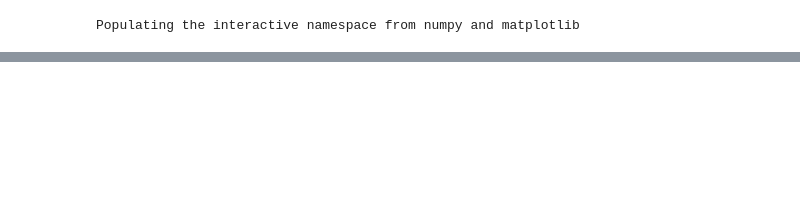
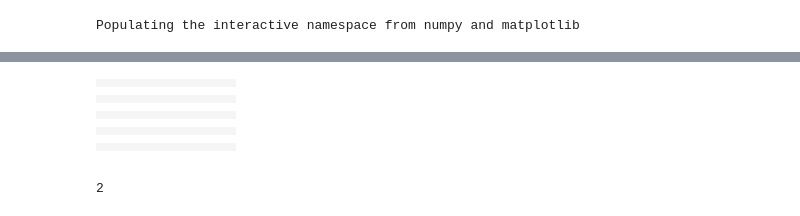
Before and after one commit to cmangkuo/PHYS202-S14, a Jupyter notebook: Schelling.ipynb, the cells around one changed output, grey strips where cells are left out. Drawn from its saved outputs; the diff is of its cells as text; code cells hidden in the pictures; blank space fills up the shorter version.

```diff
--- a/Schelling.ipynb
+++ b/Schelling.ipynb
@@ -18,2 +134,59 @@ a = interact (board, size = (1,50))
+# %%
+def fillColors(numB=numBlue, numR=numRed):
+    for block in grid:
+        if block.red == block.green == 0 and block.blue == 255:
+            numB-=1
+        if block.red == 255 and block.green == block.blue == 0:
+            numR-=1
+    for block in grid:
+        n = randrange(100)
+        if n <= percentred:
+            if block.red == block.green == block.blue == 255:
+                pass
+            elif numR == 0:
+                if numB > 0:
+                    block.red = block.green = 0
+                    block.blue = 255
+                    numB -=1
+                elif numB == 0:
+                    pass
+            elif numR > 0:
+                block.blue = block.green = 0
+                block.red = 255
+                numR-=1
+        elif n > percentred:
+            if block.red == block.green == block.blue == 255:
+                pass
+            elif numB == 0:
+                if numR > 0:
+                    block.blue = block.green = 0
+                    block.red = 255
+                    numR -= 1
+                elif numR == 0:
+                    pass
+            elif numB > 0:
+                block.red = block.green = 0
+                block.blue = 255
+                numB -= 1
+    if numB > 0 or numR > 0:
+        fillColors()
+    grid.show()
+# %%
+fillColors()
+# %% [output]
+|  |  |  |  |  |  |  |  |  |  |
+|  |  |  |  |  |  |  |  |  |  |
+|  |  |  |  |  |  |  |  |  |  |
+|  |  |  |  |  |  |  |  |  |  |
+|  |  |  |  |  |  |  |  |  |  |
+|  |  |  |  |  |  |  |  |  |  |
+|  |  |  |  |  |  |  |  |  |  |
+|  |  |  |  |  |  |  |  |  |  |
+|  |  |  |  |  |  |  |  |  |  |
+|  |  |  |  |  |  |  |  |  |  |
+# %%
+print randrange(10)
+# %% [output]
+2
 # %%
 # %% [output]
```
Also changed, not shown: parts of 9 cells of this notebook.
